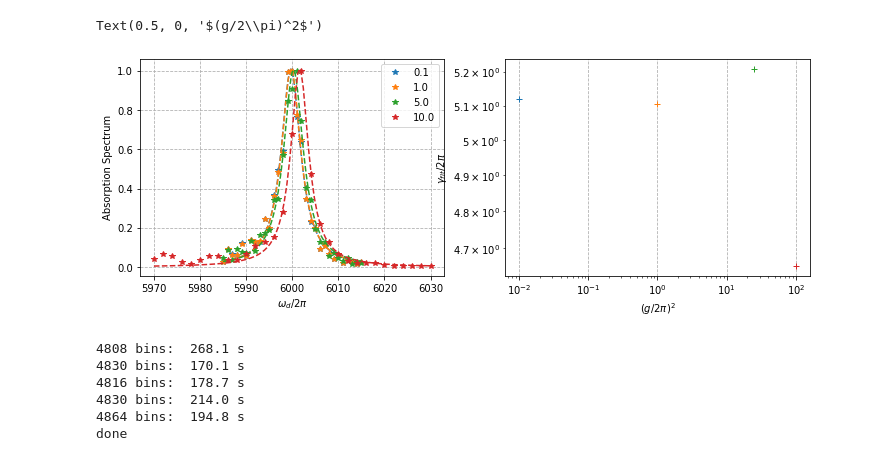
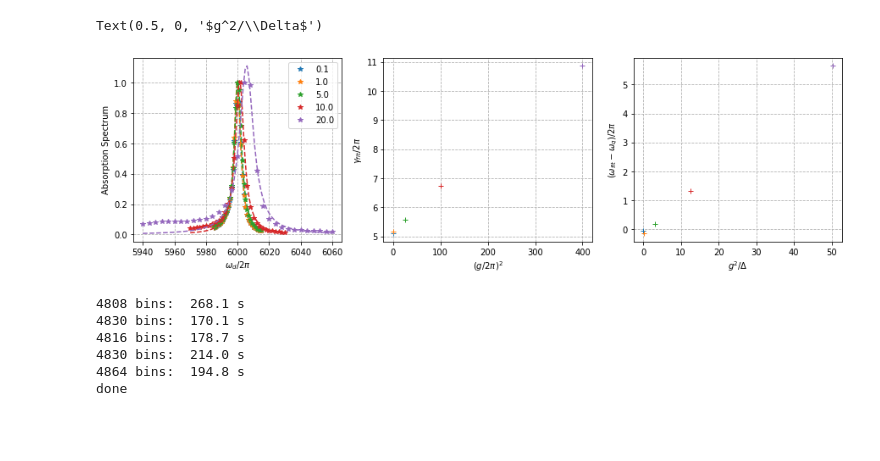
Before and after one commit to MVillius/star3gate, a Jupyter notebook: Qubit_Drive_LinCav.ipynb, the cells around one changed output. Drawn from its saved outputs; the diff is of its cells as text; code cells hidden in the pictures; blank space fills up the shorter version.

```diff
--- a/Qubit_Drive_LinCav.ipynb
+++ b/Qubit_Drive_LinCav.ipynb
@@ -117,7 +117,7 @@ def absorption_spectrum(args, N=11, sp=3, nmax=5000, printing=False):
 
     H     = H_gen(args)
     psi0  = vac
-    D     = [[sm,D0_coeff]]
+    D     = D_gen(args)
     obs   = [sm*sm.dag()]
     gamaP = gamma_purcell(args)
 
@@ -223,26 +223,30 @@ done
 # %%
 ''' Plotting '''
 
-fig, ax = plt.subplots(1,2, figsize=(12,4))
-for ii, g in enumerate(glist[:-1]):
+fig, ax = plt.subplots(1,3, figsize=(15,4))
+for ii, g in enumerate(glist[:]):
     wdriv = wdriv_list[ii]
     s_abs = s_abs_list[ii]
     guess = np.sqrt(gamma**2 + gamma_purcell(args))
     popt, pcov = sc.curve_fit(func_lor, wdriv, s_abs, p0=[wqbit,guess,1])
     wdriv_th = np.linspace(wdriv[0], wdriv[-1], 101)
     ax[0].plot(wdriv/2/np.pi, s_abs, '*', label='%.1f'%(g/2/np.pi), color='C'+str(ii))
     ax[0].plot(wdriv_th/2/np.pi, func_lor(wdriv_th,*popt), '--', color='C'+str(ii))
-    ax[1].loglog((g/2/np.pi)**2, popt[1]/2/np.pi, '+')
+    ax[1].plot((g/2/np.pi)**2, popt[1]/2/np.pi, '+')
+    ax[2].plot(g**2/(wqbit-wcav), (popt[0]-wqbit)/2/np.pi, '+')
 ax[0].set_ylabel(r'Absorption Spectrum')
 ax[0].grid(linestyle='--')
 ax[0].set_xlabel(r'$\omega_d/2\pi$')
 ax[0].legend()
 ax[1].set_ylabel(r'$\gamma_{fit}/2\pi$')
 ax[1].grid(linestyle='--')
 ax[1].set_xlabel(r'$(g/2\pi)^2$')
+ax[2].set_ylabel(r'$(\omega_{fit}-\omega_q)/2\pi$')
+ax[2].grid(linestyle='--')
+ax[2].set_xlabel(r'$g^2/\Delta$')
 # %% [output]
-Text(0.5, 0, '$(g/2\\pi)^2$')
+Text(0.5, 0, '$g^2/\\Delta$')
-[figure, old version]
+[figure, new version]
 # %%
 ''' Vacuum Rabi Splitting   '''
 
```
Also changed, not shown: parts of 1 cell of this notebook.
